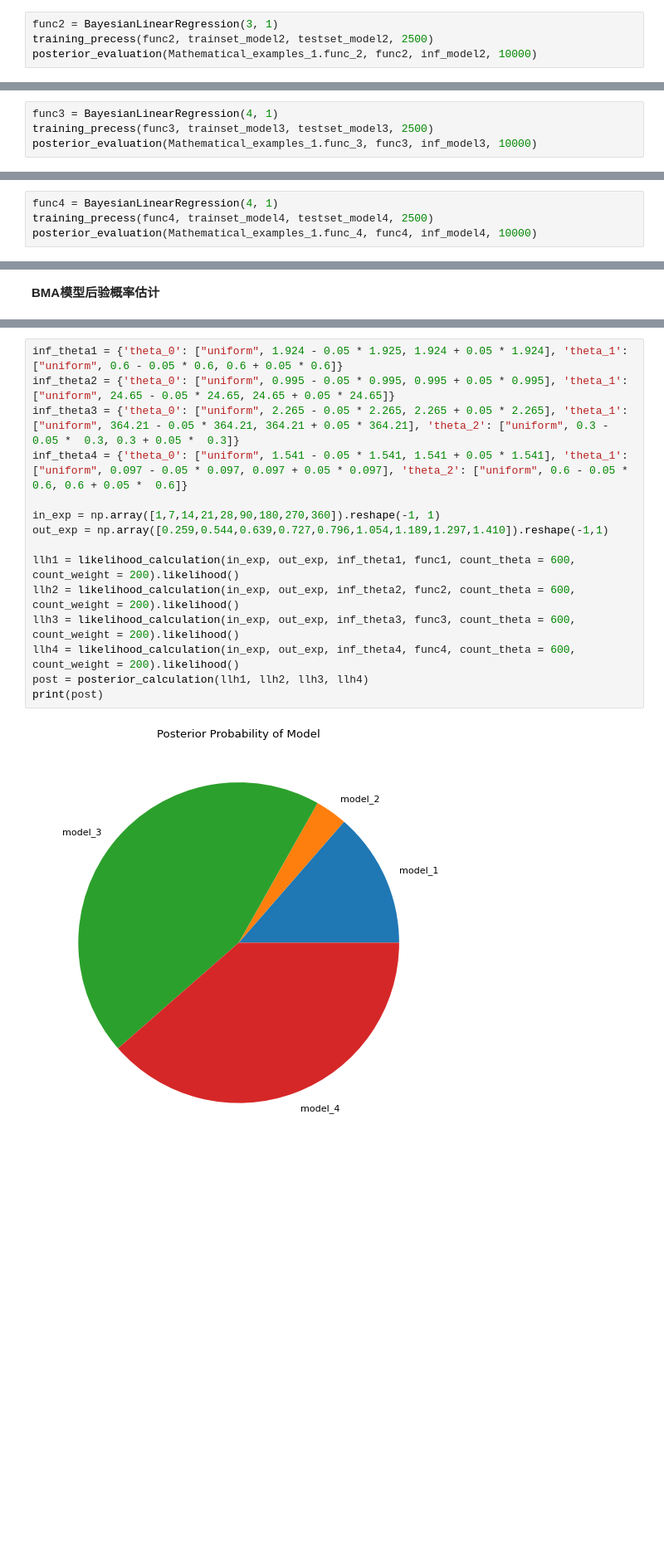
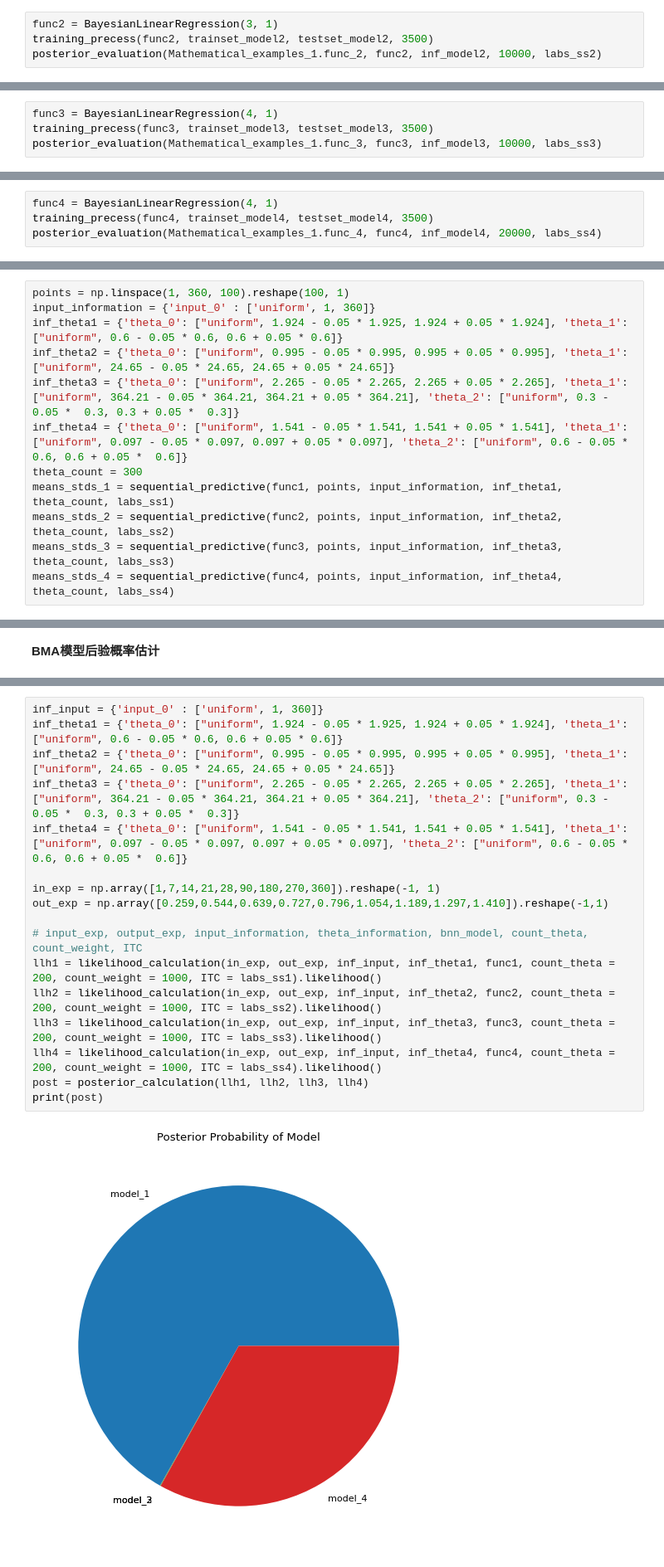
Before and after one commit to bominwang/Bayesian-statistics-method, a Jupyter notebook: BMA_basedon_BNN.ipynb, the cells around one changed output, grey strips where cells are left out. Shown at 83% size. Cells and saved outputs as stored; diff of their text form; blank space fills up the shorter version.

```diff
--- a/BMA_basedon_BNN.ipynb
+++ b/BMA_basedon_BNN.ipynb
@@ -236,5 +338,5 @@ the accuracy in test set is 1.0
 # %%
 func2 = BayesianLinearRegression(3, 1)
-training_precess(func2, trainset_model2, testset_model2, 2500)
-posterior_evaluation(Mathematical_examples_1.func_2, func2, inf_model2, 10000)
+training_precess(func2, trainset_model2, testset_model2, 3500)
+posterior_evaluation(Mathematical_examples_1.func_2, func2, inf_model2, 10000, labs_ss2)
 # %% [output]
@@ -255,5 +356,5 @@ the accuracy in test set is 0.9800000190734863
 # %%
 func3 = BayesianLinearRegression(4, 1)
-training_precess(func3, trainset_model3, testset_model3, 2500)
-posterior_evaluation(Mathematical_examples_1.func_3, func3, inf_model3, 10000)
+training_precess(func3, trainset_model3, testset_model3, 3500)
+posterior_evaluation(Mathematical_examples_1.func_3, func3, inf_model3, 10000, labs_ss3)
 # %% [output]
@@ -274,5 +374,5 @@ the accuracy in test set is 0.9800000190734863
 # %%
 func4 = BayesianLinearRegression(4, 1)
-training_precess(func4, trainset_model4, testset_model4, 2500)
-posterior_evaluation(Mathematical_examples_1.func_4, func4, inf_model4, 10000)
+training_precess(func4, trainset_model4, testset_model4, 3500)
+posterior_evaluation(Mathematical_examples_1.func_4, func4, inf_model4, 20000, labs_ss4)
 # %% [output]
@@ -292,0 +392,12 @@ the accuracy in test set is 1.0
+# %%
+points = np.linspace(1, 360, 100).reshape(100, 1)
+input_information = {'input_0' : ['uniform', 1, 360]}
+inf_theta1 = {'theta_0': ["uniform", 1.924 - 0.05 * 1.925, 1.924 + 0.05 * 1.924], 'theta_1': ["uniform", 0.6 - 0.05 * 0.6, 0.6 + 0.05 * 0.6]}
+inf_theta2 = {'theta_0': ["uniform", 0.995 - 0.05 * 0.995, 0.995 + 0.05 * 0.995], 'theta_1': ["uniform", 24.65 - 0.05 * 24.65, 24.65 + 0.05 * 24.65]}
+inf_theta3 = {'theta_0': ["uniform", 2.265 - 0.05 * 2.265, 2.265 + 0.05 * 2.265], 'theta_1': ["uniform", 364.21 - 0.05 * 364.21, 364.21 + 0.05 * 364.21], 'theta_2': ["uniform", 0.3 - 0.05 *  0.3, 0.3 + 0.05 *  0.3]}
+inf_theta4 = {'theta_0': ["uniform", 1.541 - 0.05 * 1.541, 1.541 + 0.05 * 1.541], 'theta_1': ["uniform", 0.097 - 0.05 * 0.097, 0.097 + 0.05 * 0.097], 'theta_2': ["uniform", 0.6 - 0.05 *  0.6, 0.6 + 0.05 *  0.6]}
+theta_count = 300
+means_stds_1 = sequential_predictive(func1, points, input_information, inf_theta1, theta_count, labs_ss1)
+means_stds_2 = sequential_predictive(func2, points, input_information, inf_theta2, theta_count, labs_ss2)
+means_stds_3 = sequential_predictive(func3, points, input_information, inf_theta3, theta_count, labs_ss3)
+means_stds_4 = sequential_predictive(func4, points, input_information, inf_theta4, theta_count, labs_ss4)
@@ -405,19 +563,21 @@ def Assessment_of_convergence(input_exp, output_exp, theta_information, model_se
   plt.show()
   return posterior_pro
 # %%
+inf_input = {'input_0' : ['uniform', 1, 360]}
 inf_theta1 = {'theta_0': ["uniform", 1.924 - 0.05 * 1.925, 1.924 + 0.05 * 1.924], 'theta_1': ["uniform", 0.6 - 0.05 * 0.6, 0.6 + 0.05 * 0.6]}
 inf_theta2 = {'theta_0': ["uniform", 0.995 - 0.05 * 0.995, 0.995 + 0.05 * 0.995], 'theta_1': ["uniform", 24.65 - 0.05 * 24.65, 24.65 + 0.05 * 24.65]}
 inf_theta3 = {'theta_0': ["uniform", 2.265 - 0.05 * 2.265, 2.265 + 0.05 * 2.265], 'theta_1': ["uniform", 364.21 - 0.05 * 364.21, 364.21 + 0.05 * 364.21], 'theta_2': ["uniform", 0.3 - 0.05 *  0.3, 0.3 + 0.05 *  0.3]}
 inf_theta4 = {'theta_0': ["uniform", 1.541 - 0.05 * 1.541, 1.541 + 0.05 * 1.541], 'theta_1': ["uniform", 0.097 - 0.05 * 0.097, 0.097 + 0.05 * 0.097], 'theta_2': ["uniform", 0.6 - 0.05 *  0.6, 0.6 + 0.05 *  0.6]}
 
 in_exp = np.array([1,7,14,21,28,90,180,270,360]).reshape(-1, 1)
 out_exp = np.array([0.259,0.544,0.639,0.727,0.796,1.054,1.189,1.297,1.410]).reshape(-1,1)
 
-llh1 = likelihood_calculation(in_exp, out_exp, inf_theta1, func1, count_theta = 600, count_weight = 200).likelihood()
-llh2 = likelihood_calculation(in_exp, out_exp, inf_theta2, func2, count_theta = 600, count_weight = 200).likelihood()
-llh3 = likelihood_calculation(in_exp, out_exp, inf_theta3, func3, count_theta = 600, count_weight = 200).likelihood()
-llh4 = likelihood_calculation(in_exp, out_exp, inf_theta4, func4, count_theta = 600, count_weight = 200).likelihood()
+# input_exp, output_exp, input_information, theta_information, bnn_model, count_theta, count_weight, ITC
+llh1 = likelihood_calculation(in_exp, out_exp, inf_input, inf_theta1, func1, count_theta = 200, count_weight = 1000, ITC = labs_ss1).likelihood()
+llh2 = likelihood_calculation(in_exp, out_exp, inf_input, inf_theta2, func2, count_theta = 200, count_weight = 1000, ITC = labs_ss2).likelihood()
+llh3 = likelihood_calculation(in_exp, out_exp, inf_input, inf_theta3, func3, count_theta = 200, count_weight = 1000, ITC = labs_ss3).likelihood()
+llh4 = likelihood_calculation(in_exp, out_exp, inf_input, inf_theta4, func4, count_theta = 200, count_weight = 1000, ITC = labs_ss4).likelihood()
 post = posterior_calculation(llh1, llh2, llh3, llh4)
 print(post)
 # %% [output]
-[figure, old version]
+[figure, new version]
```
Also changed, not shown: parts of 27 cells of this notebook.
